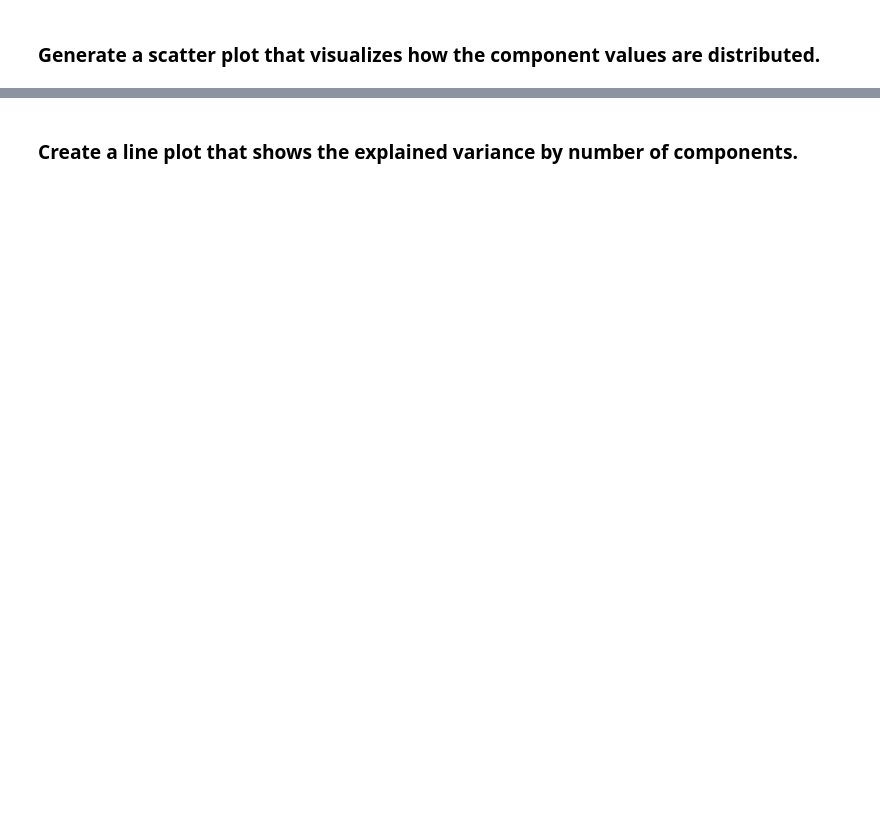
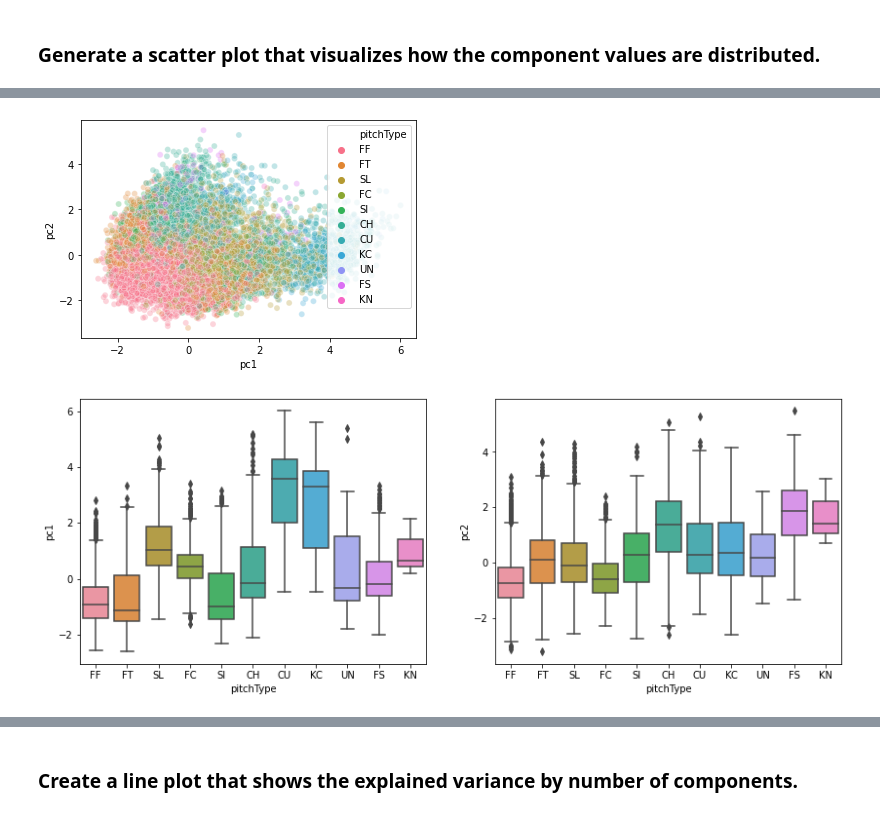
Before and after one commit to ssmcnatt/pair-work, a Jupyter notebook: week10/Day_51_Lecture_2_PCA_Assignment.ipynb, the cells around one changed output, grey strips where cells are left out. Saved outputs shown, nothing was run; the diff lists cells and outputs as text; code cells hidden in the pictures; blank space fills up the shorter version.

```diff
--- a/week10/Day_51_Lecture_2_PCA_Assignment.ipynb
+++ b/week10/Day_51_Lecture_2_PCA_Assignment.ipynb
@@ -115,0 +93,15 @@ plt.show()
+# %%
+plot_df = pc_df.copy()
+plot_df["pitchType"] = y
+
+sns.scatterplot(x="pc1", y="pc2", hue="pitchType", alpha=0.3, data=plot_df)
+plt.show()
+
+
+fig, axes = plt.subplots(1, 2, figsize=(14, 5))
+sns.boxplot(x="pitchType", y="pc1", data=plot_df, ax=axes[0])
+sns.boxplot(x="pitchType", y="pc2", data=plot_df, ax=axes[1])
+plt.show()
+# %% [output]
+[figure, added]
+[figure, added]
```
Also changed, not shown: parts of 23 cells of this notebook.
